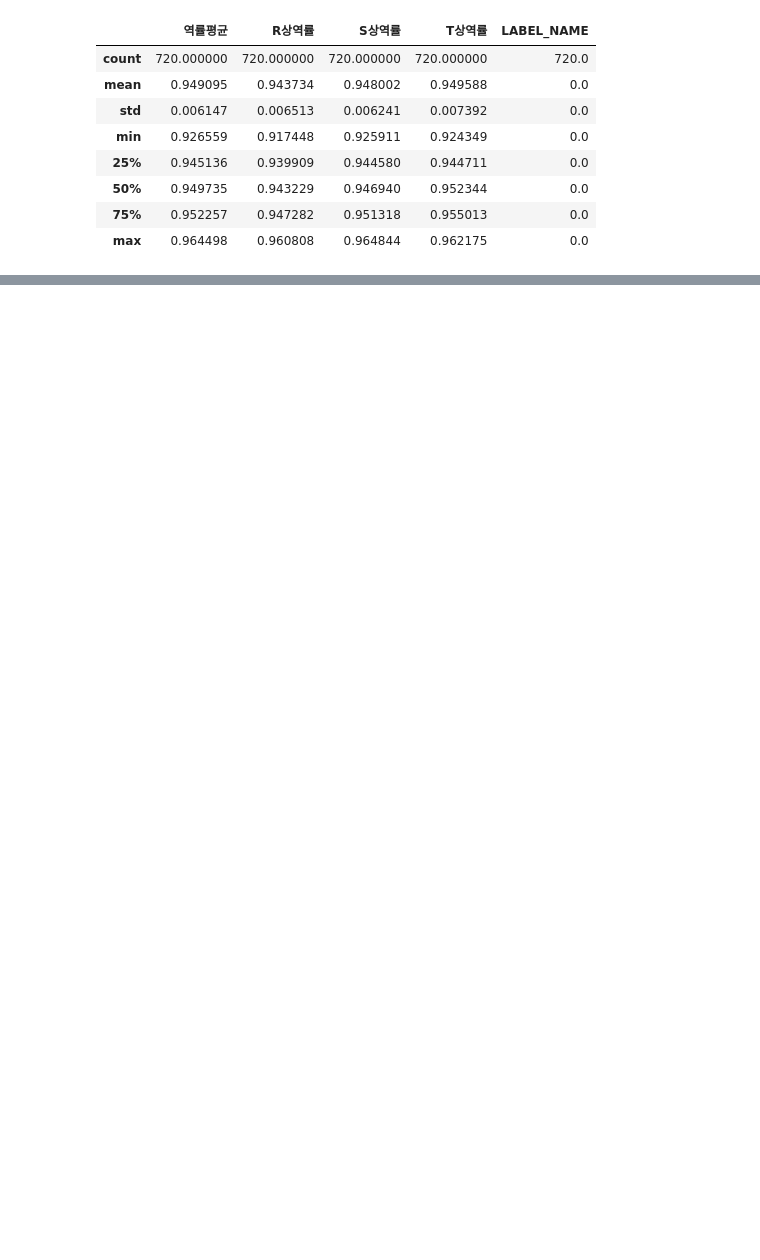
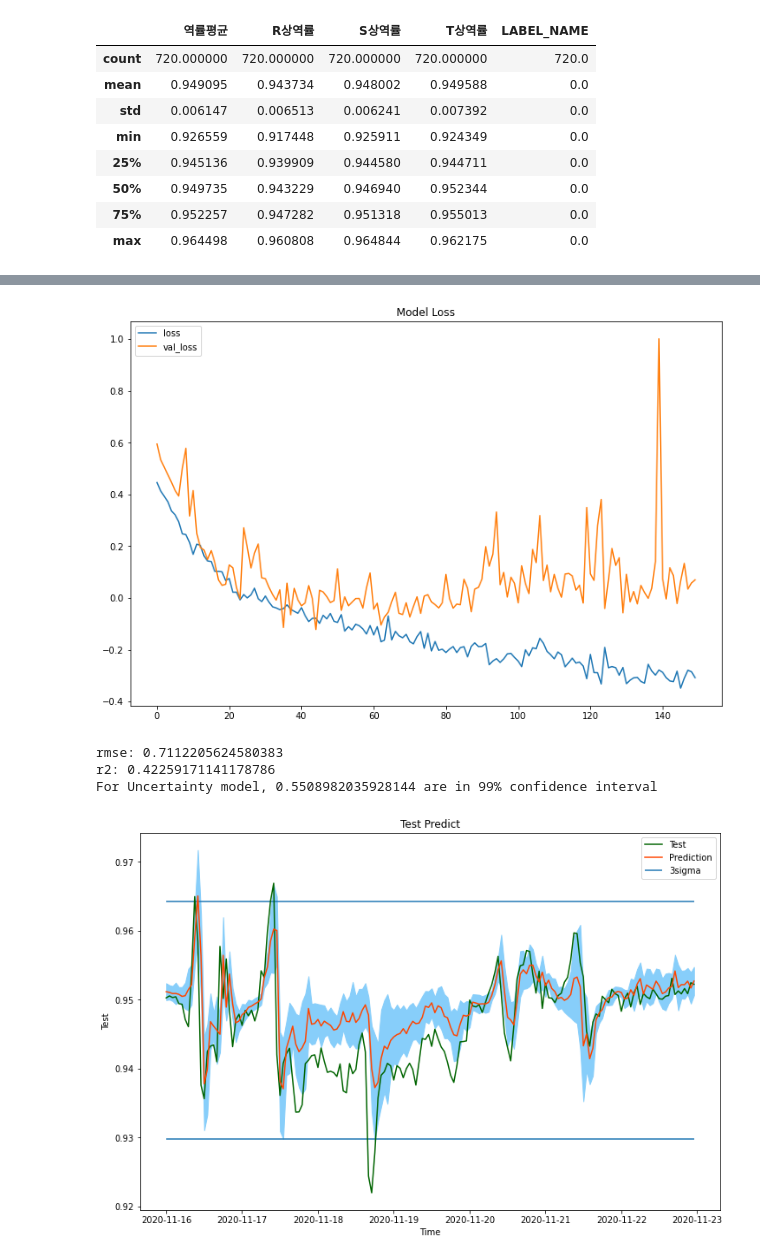
Before and after one commit to Eungyu-Jin/Dropout_uncertainty, a Jupyter notebook: dropout_bayesian.ipynb, the cells around one changed output, grey strips where cells are left out. Cells and saved outputs as stored; diff of their text form; code cells hidden in the pictures; blank space fills up the shorter version.

```diff
--- a/dropout_bayesian.ipynb
+++ b/dropout_bayesian.ipynb
@@ -63 +62,7 @@ For Uncertainty model, 0.9341317365269461 are in 99% confidence interval
 # 푸른 범위가 모델의 추정된 99% 신뢰구간
+# %%
+# LSTM 모델
+model2 = current.LSTM()
+model2 = current.fit(model=model2, epochs = 150, batch_size = 256, show_loss = True)
+LSTM_predict = current.predict_ci(model=model2, n_sample = 20, ci=2.58, show= True)
+# %% [output]
@@ -63,0 +86,5 @@ For Uncertainty model, 0.9341317365269461 are in 99% confidence interval
+[figure, added]
+rmse: 0.7112205624580383
+r2: 0.42259171141178786
+For Uncertainty model, 0.5508982035928144 are in 99% confidence interval
+[figure, added]
```
Also changed, not shown: parts of 4 cells of this notebook, 1 other file.
